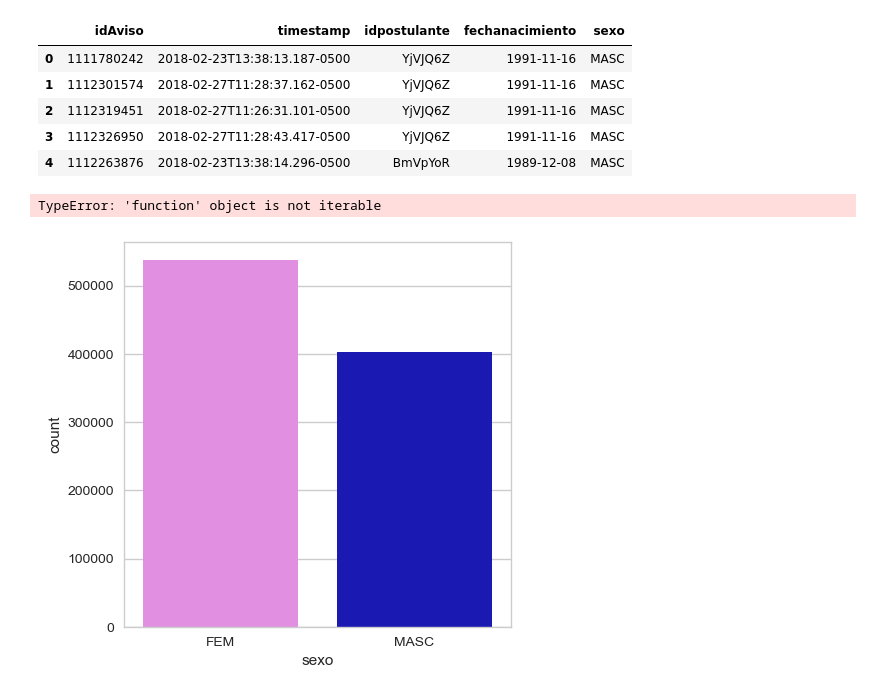
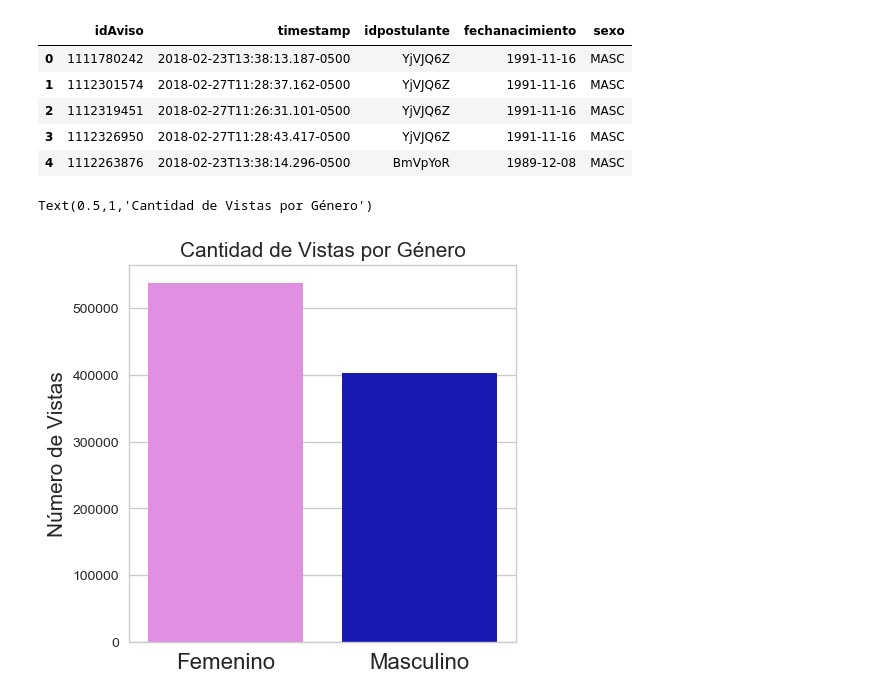
Before and after one commit to urielkelman/abracadata, a Jupyter notebook: Genero.ipynb, the cells around one changed output. Cells and saved outputs as stored; diff of their text form; code cells hidden in the pictures.

```diff
--- a/Genero.ipynb
+++ b/Genero.ipynb
@@ -9,11 +9,10 @@ import seaborn as sns
 
 plt.style.use('default') # haciendo los graficos un poco mas bonitos en matplotlib
 #plt.rcParams['figure.figsize'] = (20, 10)
-plt.rc('figure',dpi=100);
 
 sns.set(style="whitegrid") # seteando tipo de grid en seaborn
 
-mujer_hombre=['violet','mediumblue']
+mujer_hombre={'FEM':'violet','MASC':'mediumblue'}
 
 def generos_labels(lista):
     lista_nueva=[]
@@ -174,13 +209,13 @@ vistas_por_genero.head()
 # %%
 plt.figure(figsize=(5,5));
 graf = sns.countplot(x='sexo', data=vistas_por_genero, order=vistas_por_genero['sexo'].value_counts().index, orient='v', palette=mujer_hombre)
-graf.set_xticklabels(generos_labels,rotation=0)
+graf.set_xticklabels(generos_labels(graf.get_xticklabels()),rotation=0, fontsize=16)
 graf.set_xlabel("", fontsize=15)
 graf.set_ylabel("Número de Vistas", fontsize=15)
 graf.set_title("Cantidad de Vistas por Género", fontsize=15)
 # %% [output]
-TypeError: 'function' object is not iterable
+Text(0.5,1,'Cantidad de Vistas por Género')
-[figure, old version]
+[figure, new version]
 # %%
 vistas_por_postulante_con_genero = vistas_por_genero.groupby('idpostulante').agg({'idAviso':'count','sexo':'max'})
 vistas_por_postulante_con_genero.columns=['cantidadVistas', 'sexo']
```
Also changed, not shown: parts of 51 cells of this notebook, 4 other files.
